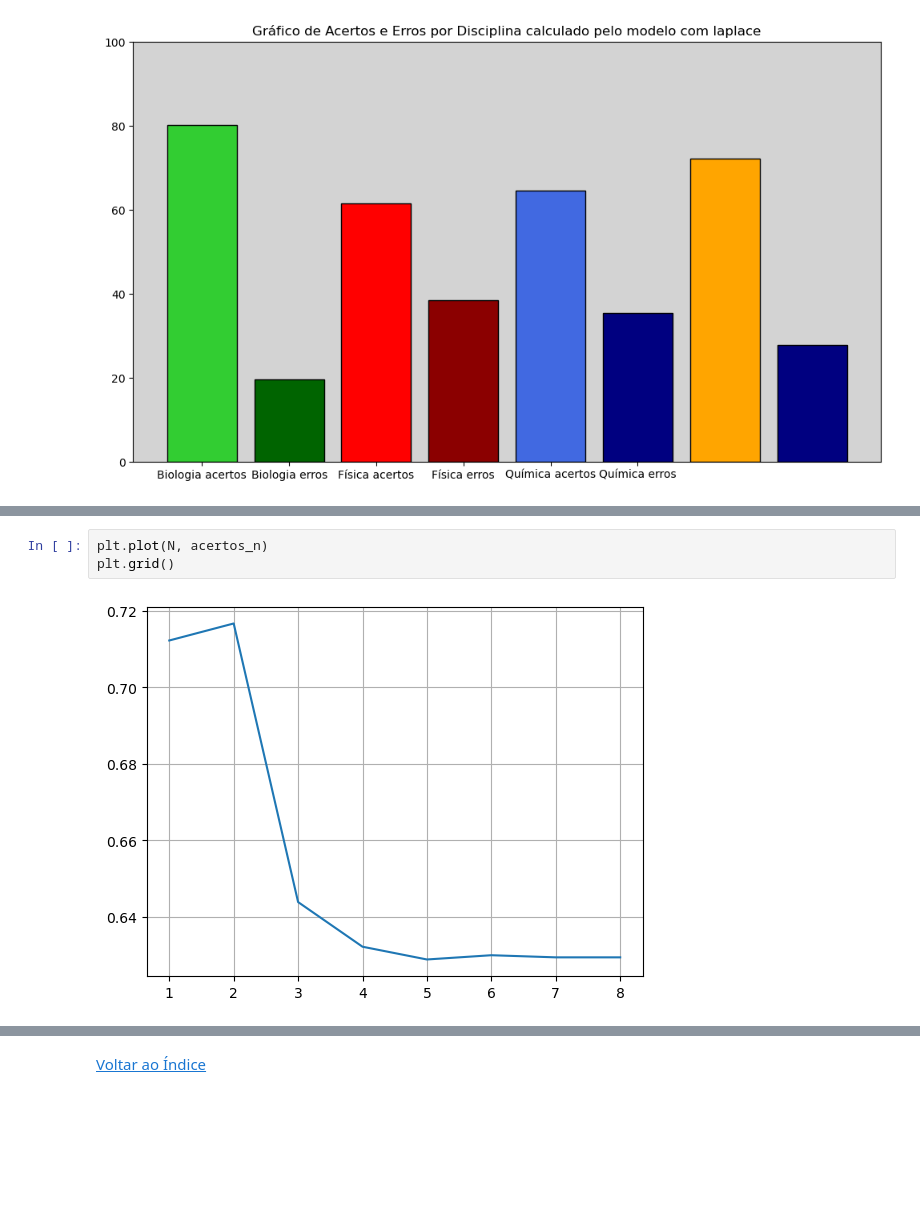
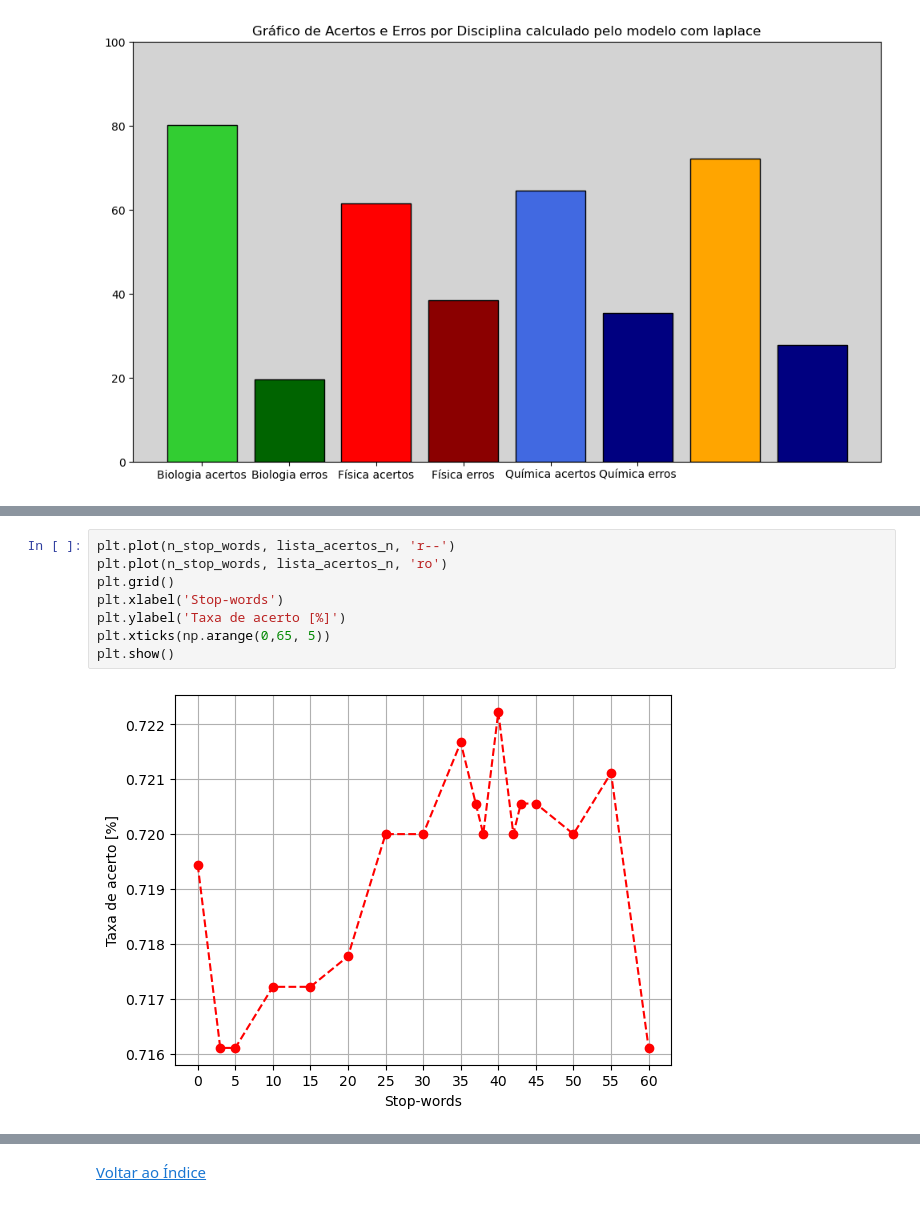
Before and after one commit to Danilo-C-Ramos/C-Dados-Grupo-1, a Jupyter notebook: Projeto1 Template copy.ipynb, the cells around one changed output, grey strips where cells are left out. Drawn from its saved outputs; the diff is of its cells as text; blank space fills up the shorter version.

```diff
--- a/Projeto1 Template copy.ipynb
+++ b/Projeto1 Template copy.ipynb
@@ -558,5 +586,10 @@ print(acertos_n)
-# %%
-plt.plot(N, acertos_n)
-plt.grid()
-# %% [output]
-[figure, removed]
+# %%
+plt.plot(n_stop_words, lista_acertos_n, 'r--')
+plt.plot(n_stop_words, lista_acertos_n, 'ro')
+plt.grid()
+plt.xlabel('Stop-words')
+plt.ylabel('Taxa de acerto [%]')
+plt.xticks(np.arange(0,65, 5))
+plt.show()
+# %% [output]
+[figure, added]
```
Also changed, not shown: parts of 3 cells of this notebook.
